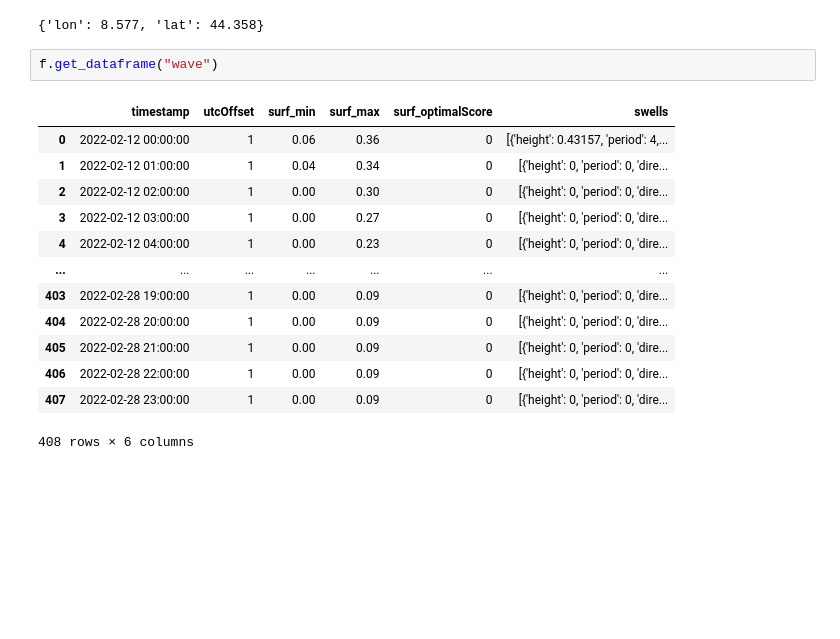
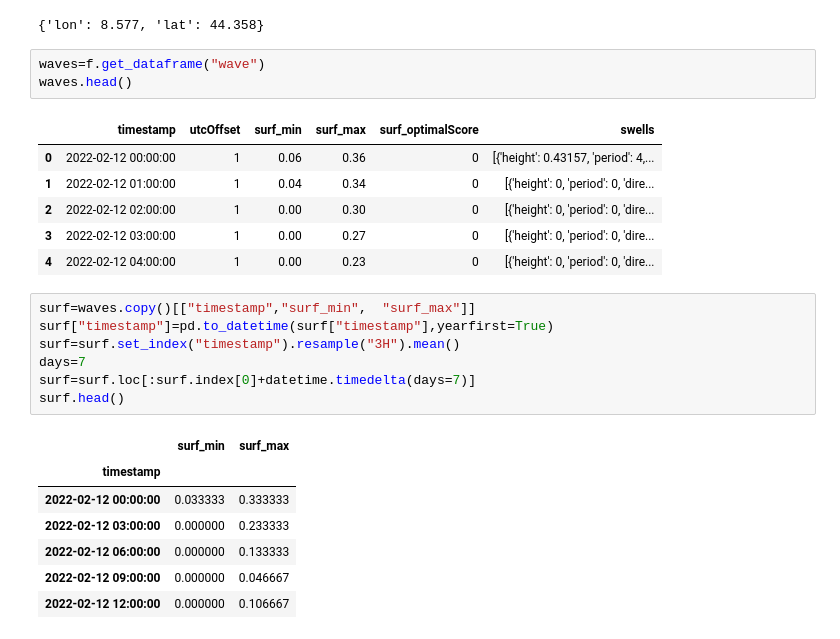
Before and after one commit to giocaizzi/pysurfline, a Jupyter notebook: docsrc/source/examples/forecasts.ipynb, the cells around one changed output. Cells and saved outputs as stored; diff of their text form; blank space fills up the shorter version.

```diff
--- a/docsrc/source/examples/forecasts.ipynb
+++ b/docsrc/source/examples/forecasts.ipynb
@@ -21,19 +25,28 @@ f=SpotForecast(r.json())
 f.location
 # %% [output]
 {'lon': 8.577, 'lat': 44.358}
-# %%
-f.get_dataframe("wave")
-# %% [output]
-|  | timestamp | utcOffset | surf_min | surf_max | surf_optimalScore | swells |
-| 0 | 2022-02-12 00:00:00 | 1 | 0.06 | 0.36 | 0 | [{'height': 0.43157, 'period': 4,... |
-| 1 | 2022-02-12 01:00:00 | 1 | 0.04 | 0.34 | 0 | [{'height': 0, 'period': 0, 'dire... |
-| 2 | 2022-02-12 02:00:00 | 1 | 0.00 | 0.30 | 0 | [{'height': 0, 'period': 0, 'dire... |
-| 3 | 2022-02-12 03:00:00 | 1 | 0.00 | 0.27 | 0 | [{'height': 0, 'period': 0, 'dire... |
-| 4 | 2022-02-12 04:00:00 | 1 | 0.00 | 0.23 | 0 | [{'height': 0, 'period': 0, 'dire... |
-| ... | ... | ... | ... | ... | ... | ... |
-| 403 | 2022-02-28 19:00:00 | 1 | 0.00 | 0.09 | 0 | [{'height': 0, 'period': 0, 'dire... |
-| 404 | 2022-02-28 20:00:00 | 1 | 0.00 | 0.09 | 0 | [{'height': 0, 'period': 0, 'dire... |
-| 405 | 2022-02-28 21:00:00 | 1 | 0.00 | 0.09 | 0 | [{'height': 0, 'period': 0, 'dire... |
-| 406 | 2022-02-28 22:00:00 | 1 | 0.00 | 0.09 | 0 | [{'height': 0, 'period': 0, 'dire... |
-| 407 | 2022-02-28 23:00:00 | 1 | 0.00 | 0.09 | 0 | [{'height': 0, 'period': 0, 'dire... |
-408 rows × 6 columns
+# %%
+waves=f.get_dataframe("wave")
+waves.head()
+# %% [output]
+|  | timestamp | utcOffset | surf_min | surf_max | surf_optimalScore | swells |
+| 0 | 2022-02-12 00:00:00 | 1 | 0.06 | 0.36 | 0 | [{'height': 0.43157, 'period': 4,... |
+| 1 | 2022-02-12 01:00:00 | 1 | 0.04 | 0.34 | 0 | [{'height': 0, 'period': 0, 'dire... |
+| 2 | 2022-02-12 02:00:00 | 1 | 0.00 | 0.30 | 0 | [{'height': 0, 'period': 0, 'dire... |
+| 3 | 2022-02-12 03:00:00 | 1 | 0.00 | 0.27 | 0 | [{'height': 0, 'period': 0, 'dire... |
+| 4 | 2022-02-12 04:00:00 | 1 | 0.00 | 0.23 | 0 | [{'height': 0, 'period': 0, 'dire... |
+# %%
+surf=waves.copy()[["timestamp","surf_min",	"surf_max"]]
+surf["timestamp"]=pd.to_datetime(surf["timestamp"],yearfirst=True)
+surf=surf.set_index("timestamp").resample("3H").mean()
+days=7
+surf=surf.loc[:surf.index[0]+datetime.timedelta(days=7)]
+surf.head()
+# %% [output]
+|  | surf_min | surf_max |
+| timestamp |  |  |
+| 2022-02-12 00:00:00 | 0.033333 | 0.333333 |
+| 2022-02-12 03:00:00 | 0.000000 | 0.233333 |
+| 2022-02-12 06:00:00 | 0.000000 | 0.133333 |
+| 2022-02-12 09:00:00 | 0.000000 | 0.046667 |
+| 2022-02-12 12:00:00 | 0.000000 | 0.106667 |
```
Also changed, not shown: parts of 3 cells of this notebook.
